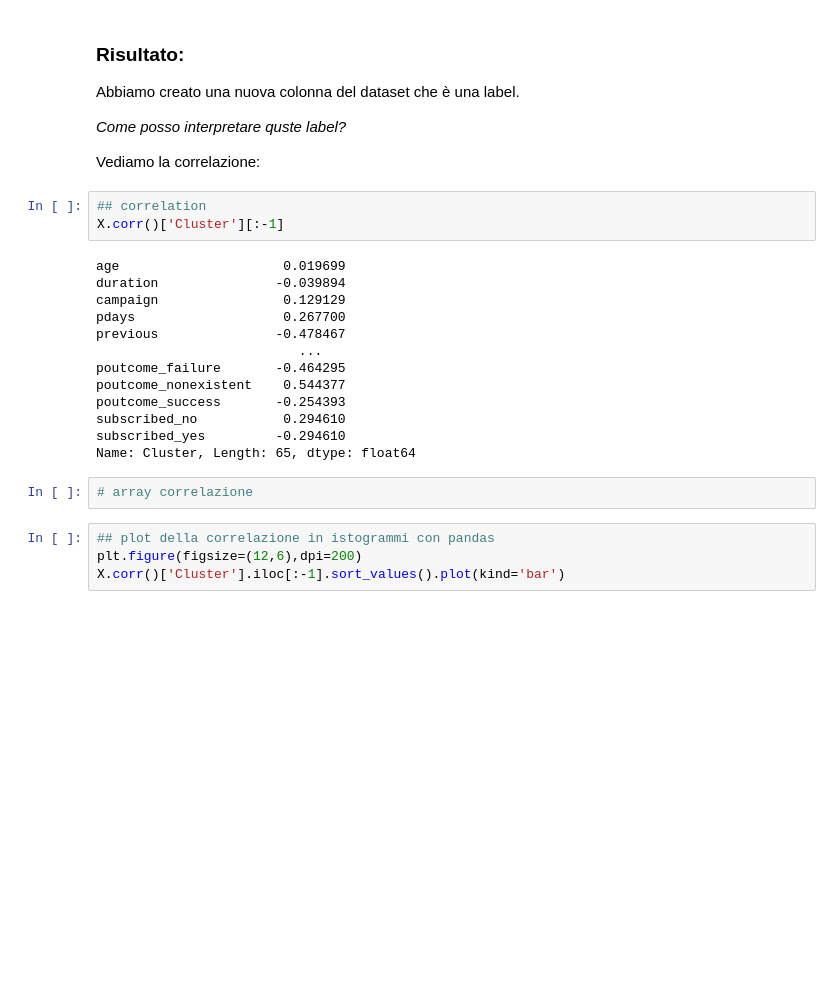
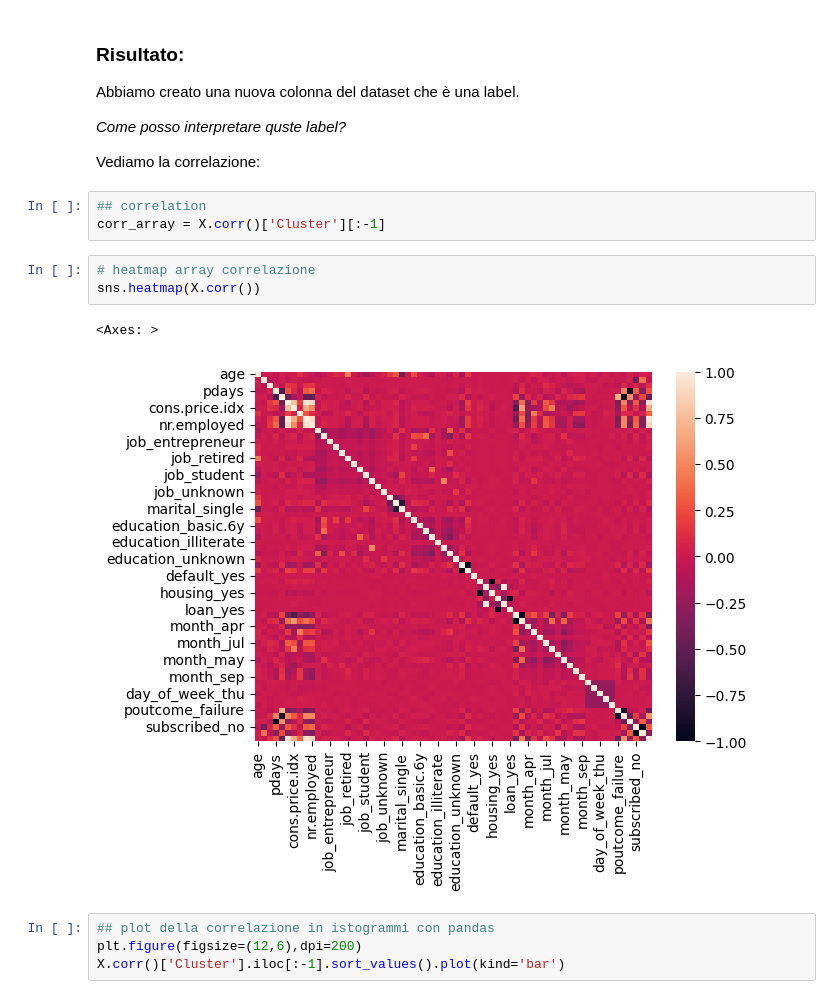
Before and after one commit to pg-88/IFOA_ML_AI, a Jupyter notebook: python/Copia_di_esempio_clustering.ipynb, the cells around one changed output. Saved outputs shown, nothing was run; the diff lists cells and outputs as text; blank space fills up the shorter version.

```diff
--- a/python/Copia_di_esempio_clustering.ipynb
+++ b/python/Copia_di_esempio_clustering.ipynb
@@ -496,22 +496,13 @@ Abbiamo creato una nuova colonna del dataset che è una label.
 Vediamo la correlazione:
 # %%
 ## correlation
-X.corr()['Cluster'][:-1]
+corr_array = X.corr()['Cluster'][:-1]
-# %% [output]
-age                     0.019699
-duration               -0.039894
-campaign                0.129129
-pdays                   0.267700
-previous               -0.478467
-                          ...
-poutcome_failure       -0.464295
-poutcome_nonexistent    0.544377
-poutcome_success       -0.254393
-subscribed_no           0.294610
-subscribed_yes         -0.294610
-Name: Cluster, Length: 65, dtype: float64
 # %%
-# array correlazione
+# heatmap array correlazione
+sns.heatmap(X.corr())
+# %% [output]
+<Axes: >
+[figure, added]
 # %%
 ## plot della correlazione in istogrammi con pandas
 plt.figure(figsize=(12,6),dpi=200)
```
Also changed, not shown: parts of 13 cells of this notebook.
